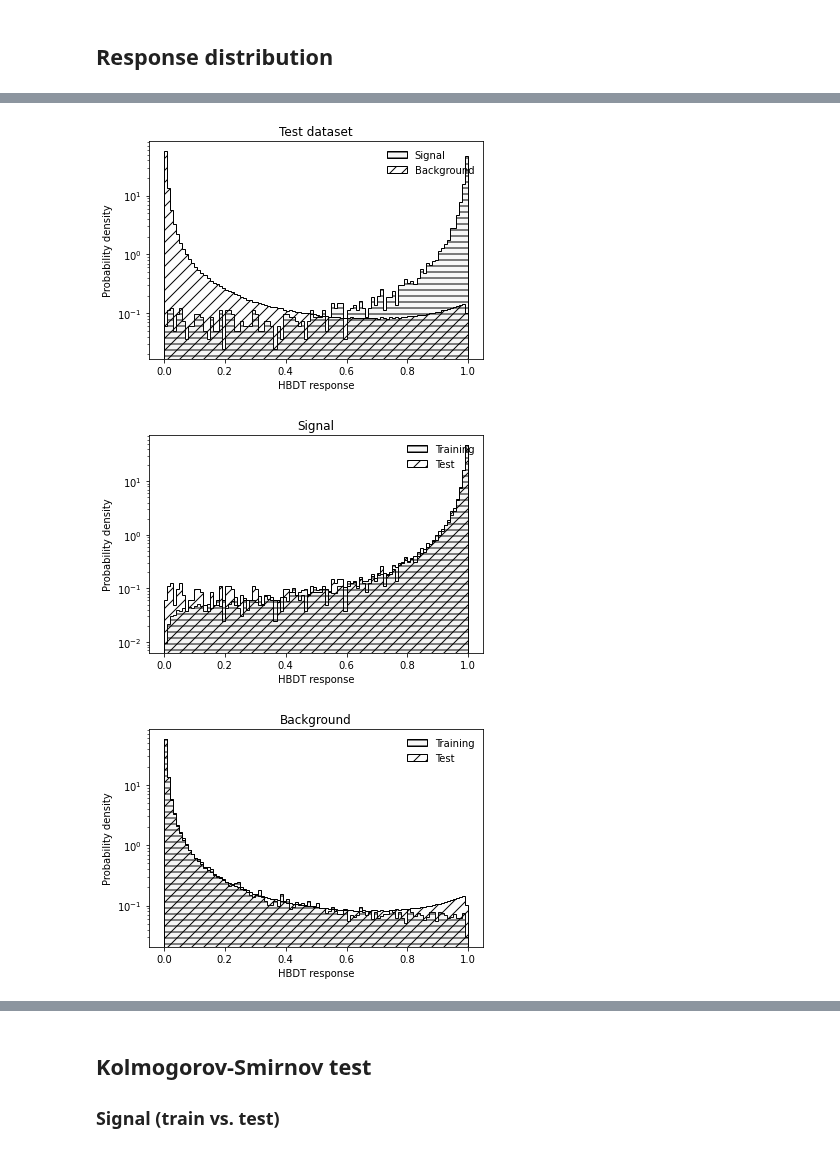
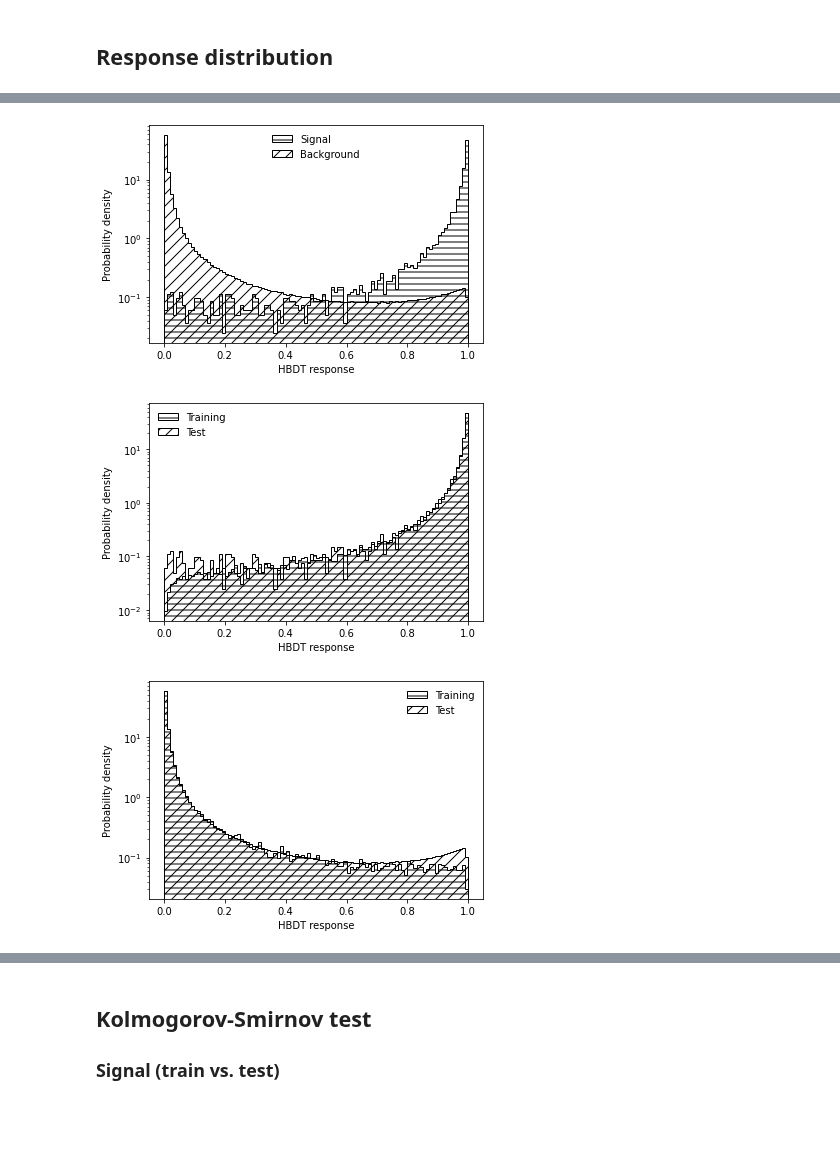
Before and after one commit to alatios/lb2jpsil_classifier-studies, a Jupyter notebook: 20_HBDT/21_train_and_evaluate_HBDT.ipynb, the cells around one changed output, grey strips where cells are left out. Saved outputs shown, nothing was run; the diff lists cells and outputs as text; code cells hidden in the pictures; blank space fills up the shorter version.

```diff
--- a/20_HBDT/21_train_and_evaluate_HBDT.ipynb
+++ b/20_HBDT/21_train_and_evaluate_HBDT.ipynb
@@ -17,7 +17,7 @@ import joblib
 save_plots = True
 
 ## Toggle plot titles (off for thesis and papers, generally speaking)
-show_titles = True
+show_titles = False
 
 ## Toggle plot grid
 show_grid = False
@@ -164,6 +161,21 @@ classifier_dump_filename = (
 classifier_dump_filename
 # %% [output]
 'HBDT_DTF_0.003_100_2500_BAL'
+# %%
+## Create plots directory, if missing
+repo_dir = str(pathlib.Path.home()) + '/classifier-studies/'
+
+plot_directory = (
+    repo_dir + 'plots/'
+    + 'HBDT/'
+    + 'train_and_evaluate_HBDT/'
+    + classifier_dump_filename + '/'
+)
+
+state_directory = repo_dir + '20_HBDT/' + 'saved_states/'
+
+pathlib.Path(plot_directory).mkdir(parents=True, exist_ok=True)
+pathlib.Path(state_directory).mkdir(parents=True, exist_ok=True)
 # %% [markdown]
 # Load data
 # %%
@@ -470,8 +482,10 @@ def plot_compared_responses(
     common_selection,
     selection_1,
     selection_2,
+    filename,
     cumulative = False,
-    legend_frame = False
+    legend_frame = False,
+    legend_loc = None
 ):
 
     if black_and_white:
@@ -479,14 +493,14 @@ def plot_compared_responses(
             'histtype': 'stepfilled',
             'edgecolor': 'black',
             'hatch': '--',
-            'color': mcolors.to_rgba('dimgrey', alpha=.05),
+            'facecolor': 'none',#mcolors.to_rgba('dimgrey', alpha=.05),
         }
 
         hist_2_colorpars = {
             'histtype': 'stepfilled',
             'edgecolor': 'black',
             'hatch': '//',
-            'color': mcolors.to_rgba('gainsboro', alpha=.05),
+            'facecolor': 'none',#mcolors.to_rgba('gainsboro', alpha=.05),
         }
     else:
         hist_1_colorpars = {
@@ -498,7 +512,7 @@ def plot_compared_responses(
         hist_2_colorpars = {
             'histtype': 'stepfilled',
             'edgecolor': 'tab:orange',
-            'fc': mcolors.to_rgba('navajowhite', alpha=0.2),
+            'color': mcolors.to_rgba('navajowhite', alpha=0.2),
         }
 
     plt.hist(
@@ -523,11 +537,20 @@ def plot_compared_responses(
 
     if not cumulative:
         plt.yscale('log')
-    plt.legend(loc='best', frameon=legend_frame)
+
+    if legend_loc is not None:
+        plt.legend(loc=legend_loc, frameon=legend_frame)
+    else:
+        plt.legend(loc='best', frameon=legend_frame)
+
     if show_titles:
         plt.title(title)
     plt.ylabel("Probability density")
     plt.xlabel("HBDT response")
+
+    if save_plots:
+        plt.savefig(plot_directory + filename + '.pdf', bbox_inches='tight')
+
     plt.show()
 # %%
 plot_compared_responses(
@@ -543,14 +568,16 @@ plot_compared_responses(
 # %%
 plot_compared_responses(
     label_1='Signal',
     label_2='Background',
     title='Test dataset',
     common_selection=is_test,
     selection_1=is_signal,
-    selection_2=is_bkg
+    selection_2=is_bkg,
+    filename='sig_vs_bkg_test',
+    legend_loc = 'upper center'
 )
 # %% [output]
-[figure, old version]
+[figure, new version]
 # %%
 plot_compared_responses(
     label_1='Training',
@@ -558,10 +585,12 @@ plot_compared_responses(
     title='Signal',
     common_selection=is_signal,
     selection_1=is_training,
-    selection_2=is_test
+    selection_2=is_test,
+    filename='sig_train_vs_test',
+    legend_loc = 'upper left'
 )
 # %% [output]
-[figure, old version]
+[figure, new version]
 # %%
 plot_compared_responses(
     label_1='Training',
@@ -569,10 +598,11 @@ plot_compared_responses(
     title='Background',
     common_selection=is_bkg,
     selection_1=is_training,
-    selection_2=is_test
+    selection_2=is_test,
+    filename='bkg_train_vs_test',
 )
 # %% [output]
-[figure, old version]
+[figure, new version]
 # %%
 plot_compared_responses(
     label_1='Signal',
```
Also changed, not shown: parts of 9 cells of this notebook, 2 other files.
